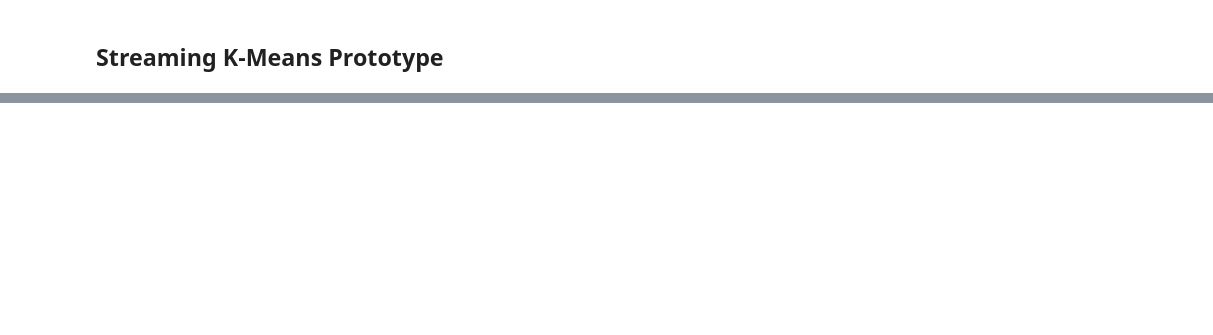
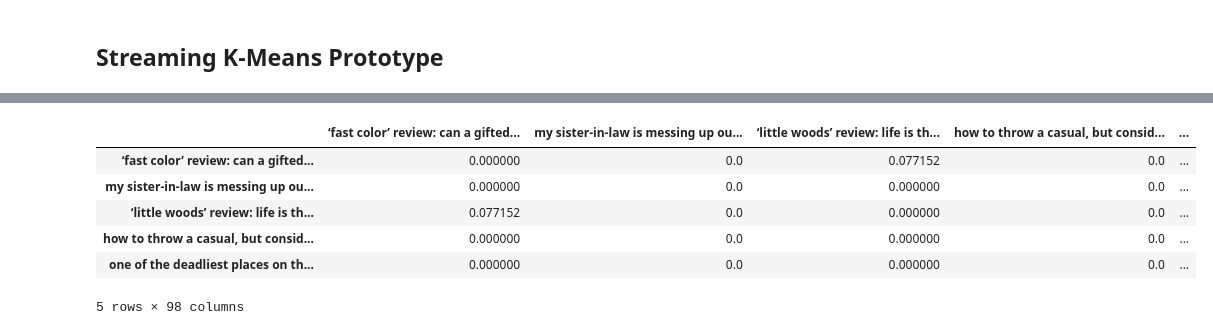
Before and after one commit to vviers/NYTStream, a Jupyter notebook: KMeans.ipynb, the cells around one changed output, grey strips where cells are left out. Saved outputs shown, nothing was run; the diff lists cells and outputs as text; code cells hidden in the pictures; blank space fills up the shorter version.

```diff
--- a/KMeans.ipynb
+++ b/KMeans.ipynb
@@ -66,2 +37,0 @@ json.loads(lines[0])
-# %%
-data = [getDict(l) for l in lines]
@@ -79,0 +110,4 @@ lines[5].replace("\n", "").replace("None", '""')
+# %%
+abstract_vectorizer = CountVectorizer(lowercase=True, stop_words="english", max_df=.70)
+abstracts = [d["abstract"] for d in data]
+Xabs = abstract_vectorizer.fit_transform(abstracts)
@@ -79,0 +141,3 @@ lines[5].replace("\n", "").replace("None", '""')
+# %%
+cosine_sim_abs = cosine_similarity(Xabs)
+np.fill_diagonal(cosine_sim_abs, 0)
@@ -79,0 +160,15 @@ lines[5].replace("\n", "").replace("None", '""')
+# %%
+dfa = pd.DataFrame(cosine_sim_abs)
+titles = [d["title"].lower().strip() for d in data]
+dfa.set_axis(titles, inplace=True)
+dfa.set_axis(titles, axis = 1, inplace = True)
+# %%
+dfa.head()
+# %% [output]
+|  | ‘fast color’ review: can a gifted... | my sister-in-law is messing up ou... | ‘little woods’ review: life is th... | how to throw a casual, but consid... | ... |
+| ‘fast color’ review: can a gifted... | 0.000000 | 0.0 | 0.077152 | 0.0 | ... |
+| my sister-in-law is messing up ou... | 0.000000 | 0.0 | 0.000000 | 0.0 | ... |
+| ‘little woods’ review: life is th... | 0.077152 | 0.0 | 0.000000 | 0.0 | ... |
+| how to throw a casual, but consid... | 0.000000 | 0.0 | 0.000000 | 0.0 | ... |
+| one of the deadliest places on th... | 0.000000 | 0.0 | 0.000000 | 0.0 | ... |
+5 rows × 98 columns
```
Also changed, not shown: parts of 25 cells of this notebook, 1 other file.
